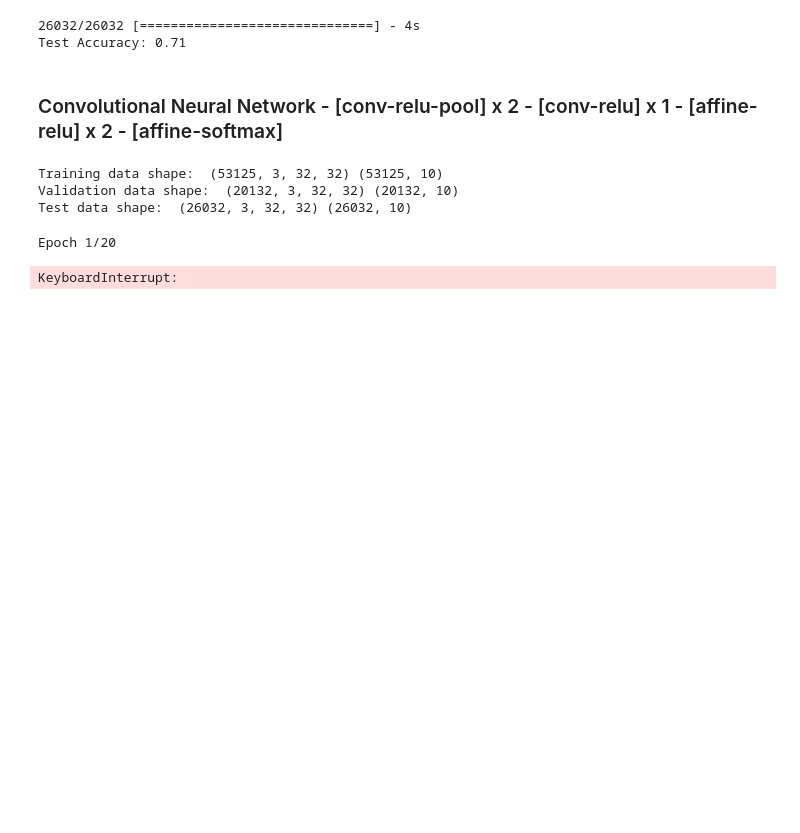
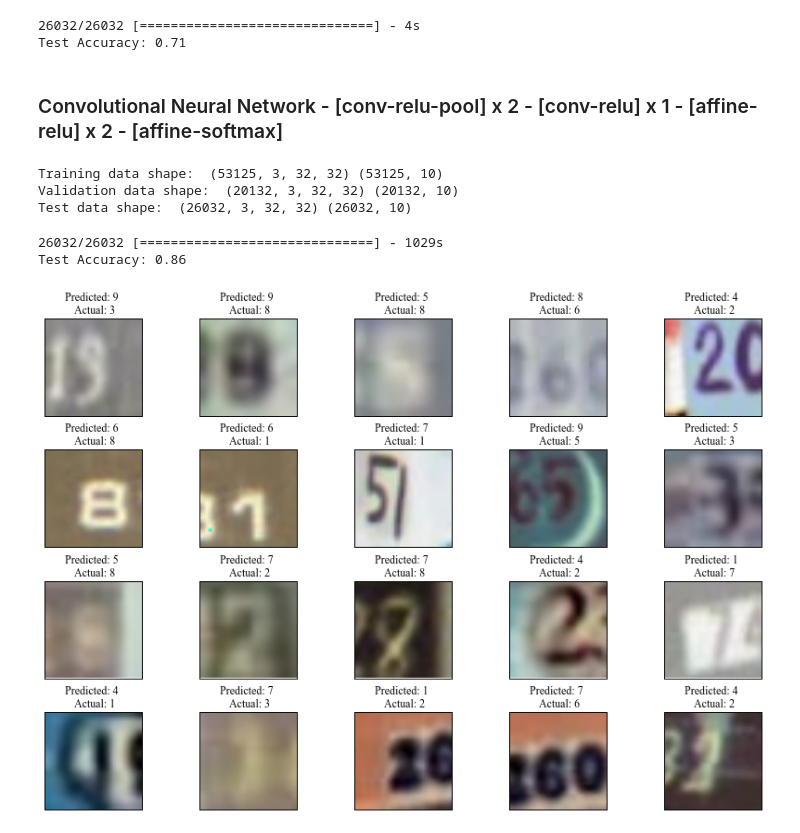
Before and after one commit to veeresht/MLNanoDegree, a Jupyter notebook: project5/SVHNDigit/notebooks/svhn_digit.ipynb, the cells around one changed output. Drawn from its saved outputs; the diff is of its cells as text; code cells hidden in the pictures; blank space fills up the shorter version.

```diff
--- a/project5/SVHNDigit/notebooks/svhn_digit.ipynb
+++ b/project5/SVHNDigit/notebooks/svhn_digit.ipynb
@@ -113,19 +116,19 @@ input_dim = train_X.shape[1:]
 #train_X_small = train_X[0:num_samples, :, :, :]
 #train_y_small = train_y[0:num_samples]
 
-lr = 1e-1
+lr = 8e-3
 reg_factor = 2e-6
 dropout_param = 0.05
-momentum = 0.2
+momentum = 0.1
 
 model_define_params = {'reg_factor': reg_factor,
                        'init': 'glorot_normal',
-                       'use_dropout': False,
+                       'use_dropout': True,
                        'dropout_param': dropout_param,
                        'use_batchnorm': True}
 
-cnn_model = CNN_1(model_define_params, input_dim)
-cnn_model = cnn_model.define(verbose=0)
+cnn = CNN_1(model_define_params, input_dim)
+cnn.define(verbose=1)
 
 model_train_params = {'loss': 'categorical_crossentropy',
                       'optimizer': 'adam',
@@ -133,11 +136,8 @@ model_train_params = {'loss': 'categorical_crossentropy',
                       'momentum': momentum,
                       'nesterov': False,
                       'metrics': ['accuracy'],
-                      'batch_size': 128,
-                      'nb_epochs': 20}
+                      'batch_size': 32,
+                      'nb_epochs': 3}
 
-train_model(cnn_model, model_train_params, train_X, train_y,
+train_model(cnn, model_train_params, train_X, train_y,
             val_X, val_y, verbose=1)
-# %% [output]
-Epoch 1/20
-KeyboardInterrupt:
@@ -143,0 +188,28 @@ KeyboardInterrupt:
+# %%
+from keras.utils import np_utils
+
+
+pred_y = cnn.model.predict_classes(test_X, batch_size=128, verbose=1)
+print "Test Accuracy: %0.2f" % (np_utils.accuracy(pred_y, np.argmax(test_y, axis=1)))
+# %% [output]
+26032/26032 [==============================] - 1029s
+Test Accuracy: 0.86
+# %%
+test_X_miss = test_X[np.not_equal(pred_y, np.argmax(test_y, axis=1))]
+pred_y_miss = pred_y[np.not_equal(pred_y, np.argmax(test_y, axis=1))]
+test_y_miss = np.argmax(test_y, axis=1)[np.not_equal(pred_y, np.argmax(test_y, axis=1))]
+
+
+fig = plt.figure(figsize=[12, 8])
+
+for i in range(20):
+    plt.subplot(4, 5, i+1)
+    plt.imshow(((test_X_miss[i].T)*255.0).astype(int))
+    plt.title('Predicted: %d \n Actual: %d' % (pred_y_miss[i], test_y_miss[i]))
+    plt.xticks([])
+    plt.yticks([])
+
+plt.tight_layout()
+plt.show()
+# %% [output]
+[figure, added]
```
Also changed, not shown: parts of 2 cells of this notebook, 2 other files.
